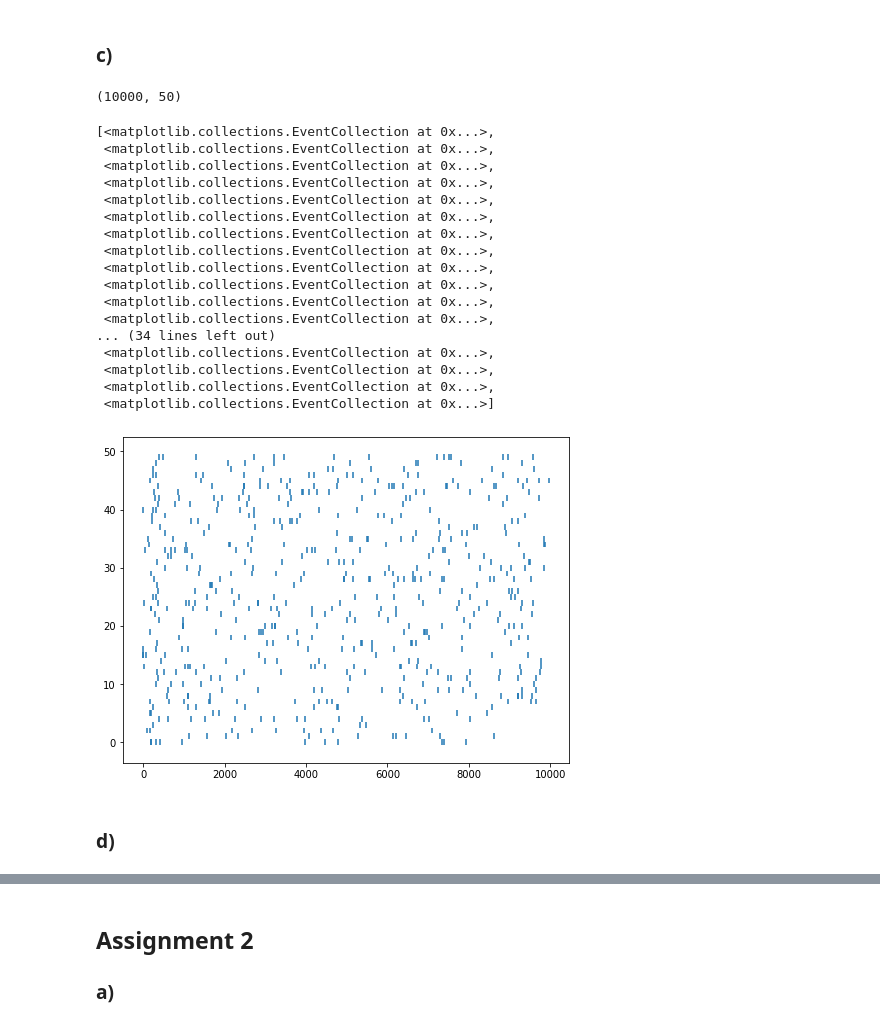
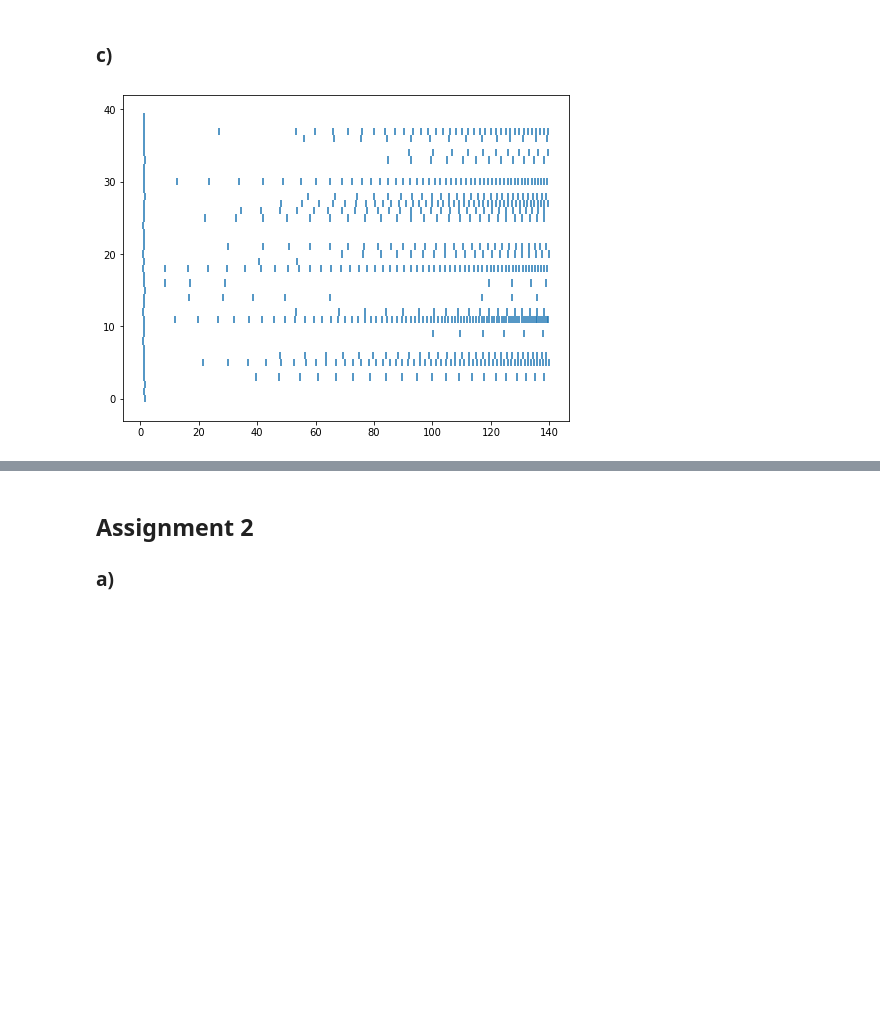
Before and after one commit to StefanIacob/CN_homework, a Jupyter notebook: Week_3/Week 3.ipynb, the cells around one changed output, grey strips where cells are left out. Cells and saved outputs as stored; diff of their text form; code cells hidden in the pictures; blank space fills up the shorter version.

```diff
--- a/Week_3/Week 3.ipynb
+++ b/Week_3/Week 3.ipynb
@@ -152,31 +165,4 @@ spike_states = np.squeeze(np.stack(spike_states), -1)
-# %%
-#plt.plot(spike_states)
-print(spike_states.shape)
-spike_times = []
-for i in range(N):
-    s = np.argwhere(spike_states[:,i] > 0)
-    s = np.squeeze(s)
-    spike_times.append(s)
-plt.eventplot(spike_times)
-# %% [output]
-(10000, 50)
-[<matplotlib.collections.EventCollection at 0x...>,
- <matplotlib.collections.EventCollection at 0x...>,
- <matplotlib.collections.EventCollection at 0x...>,
- <matplotlib.collections.EventCollection at 0x...>,
- <matplotlib.collections.EventCollection at 0x...>,
- <matplotlib.collections.EventCollection at 0x...>,
- <matplotlib.collections.EventCollection at 0x...>,
- <matplotlib.collections.EventCollection at 0x...>,
- <matplotlib.collections.EventCollection at 0x...>,
- <matplotlib.collections.EventCollection at 0x...>,
- <matplotlib.collections.EventCollection at 0x...>,
- <matplotlib.collections.EventCollection at 0x...>,
-... (34 lines left out)
- <matplotlib.collections.EventCollection at 0x...>,
- <matplotlib.collections.EventCollection at 0x...>,
- <matplotlib.collections.EventCollection at 0x...>,
- <matplotlib.collections.EventCollection at 0x...>]
-[figure, removed]
-# %% [markdown]
-### d)
+# %%
+simulate_network(40, 14000, 0.01)
+# %% [output]
+[figure, added]
```
Also changed, not shown: parts of 4 cells of this notebook.
